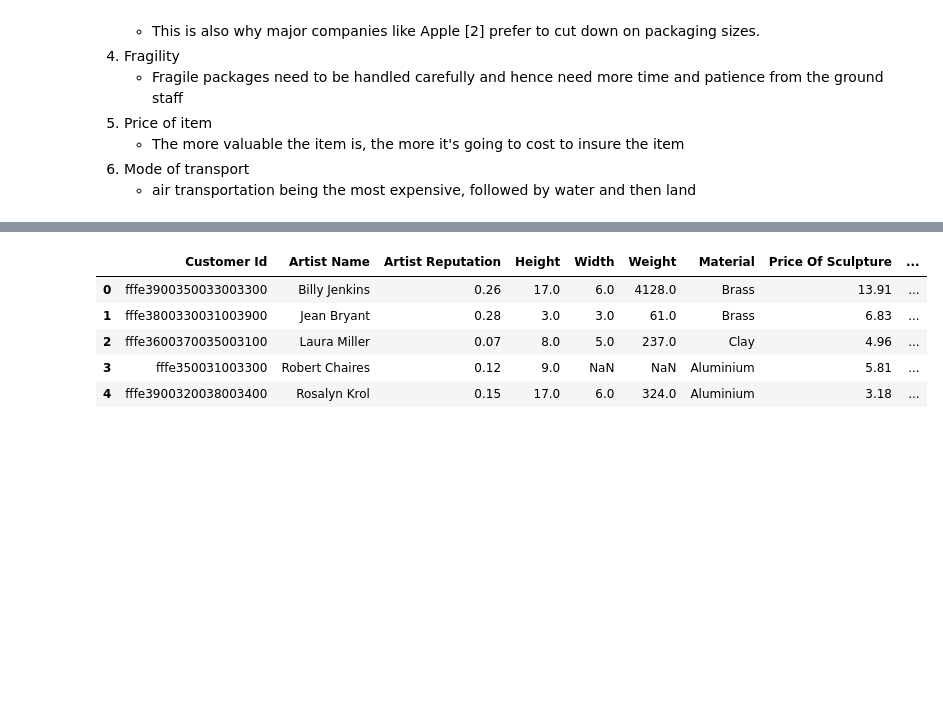
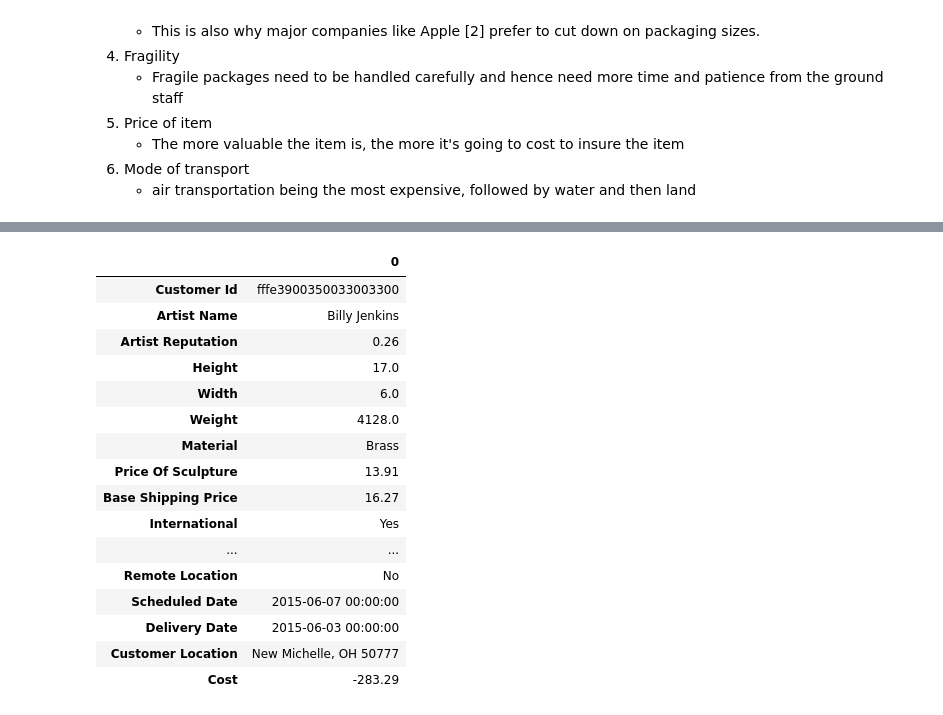
Before and after one commit to jacob5412/HackerEarth-Exhibit-Art, a Jupyter notebook: EDA.ipynb, the cells around one changed output, grey strips where cells are left out. Saved outputs shown, nothing was run; the diff lists cells and outputs as text; code cells hidden in the pictures; blank space fills up the shorter version.

```diff
--- a/EDA.ipynb
+++ b/EDA.ipynb
@@ -38,10 +82,21 @@ train_df = pd.read_csv(
 # %%
-train_df.head()
+train_df.head(1).T
 # %% [output]
-|  | Customer Id | Artist Name | Artist Reputation | Height | Width | Weight | Material | Price Of Sculpture | ... |
-| 0 | fffe3900350033003300 | Billy Jenkins | 0.26 | 17.0 | 6.0 | 4128.0 | Brass | 13.91 | ... |
-| 1 | fffe3800330031003900 | Jean Bryant | 0.28 | 3.0 | 3.0 | 61.0 | Brass | 6.83 | ... |
-| 2 | fffe3600370035003100 | Laura Miller | 0.07 | 8.0 | 5.0 | 237.0 | Clay | 4.96 | ... |
-| 3 | fffe350031003300 | Robert Chaires | 0.12 | 9.0 | NaN | NaN | Aluminium | 5.81 | ... |
-| 4 | fffe3900320038003400 | Rosalyn Krol | 0.15 | 17.0 | 6.0 | 324.0 | Aluminium | 3.18 | ... |
+|  | 0 |
+| Customer Id | fffe3900350033003300 |
+| Artist Name | Billy Jenkins |
+| Artist Reputation | 0.26 |
+| Height | 17.0 |
+| Width | 6.0 |
+| Weight | 4128.0 |
+| Material | Brass |
+| Price Of Sculpture | 13.91 |
+| Base Shipping Price | 16.27 |
+| International | Yes |
+| ... | ... |
+| Remote Location | No |
+| Scheduled Date | 2015-06-07 00:00:00 |
+| Delivery Date | 2015-06-03 00:00:00 |
+| Customer Location | New Michelle, OH 50777 |
+| Cost | -283.29 |
 [interactive output not drawn]
```
Also changed, not shown: parts of 10 cells of this notebook.
